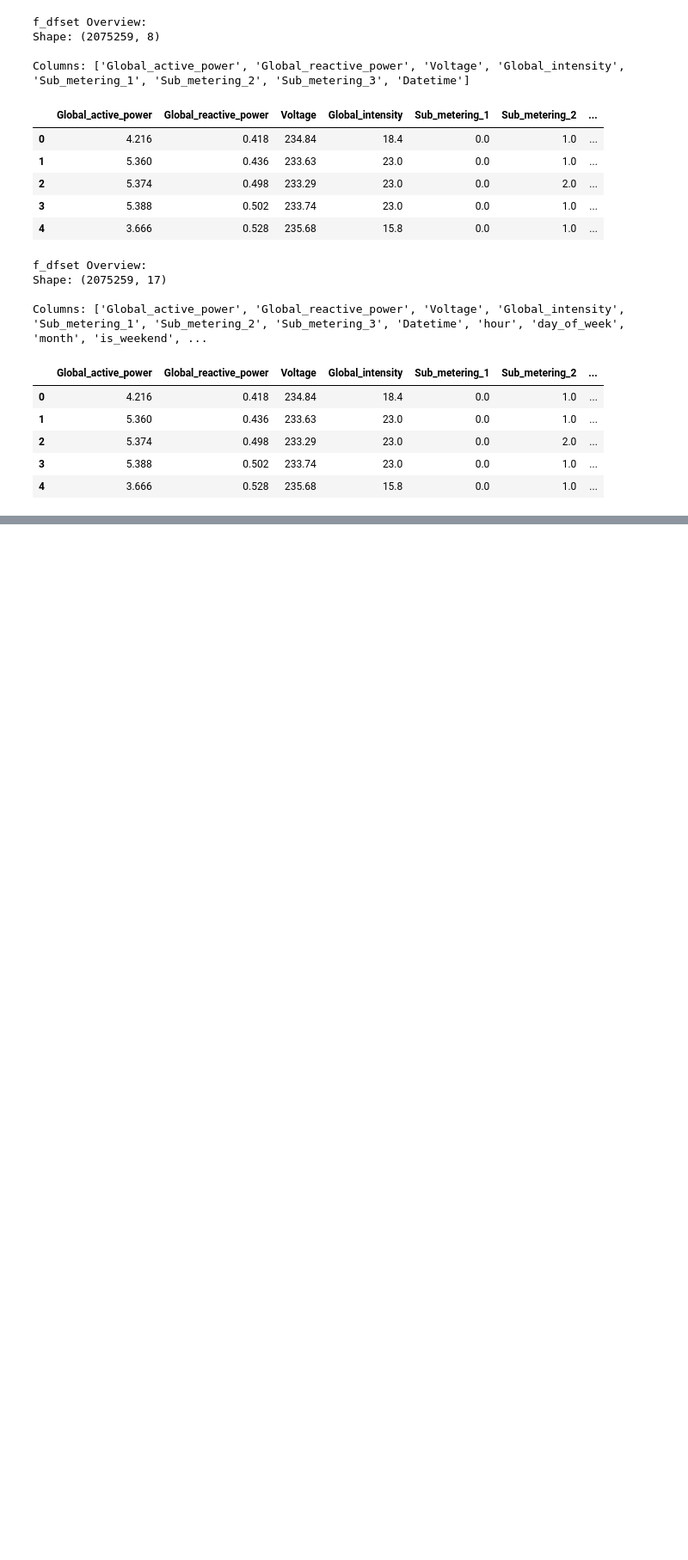
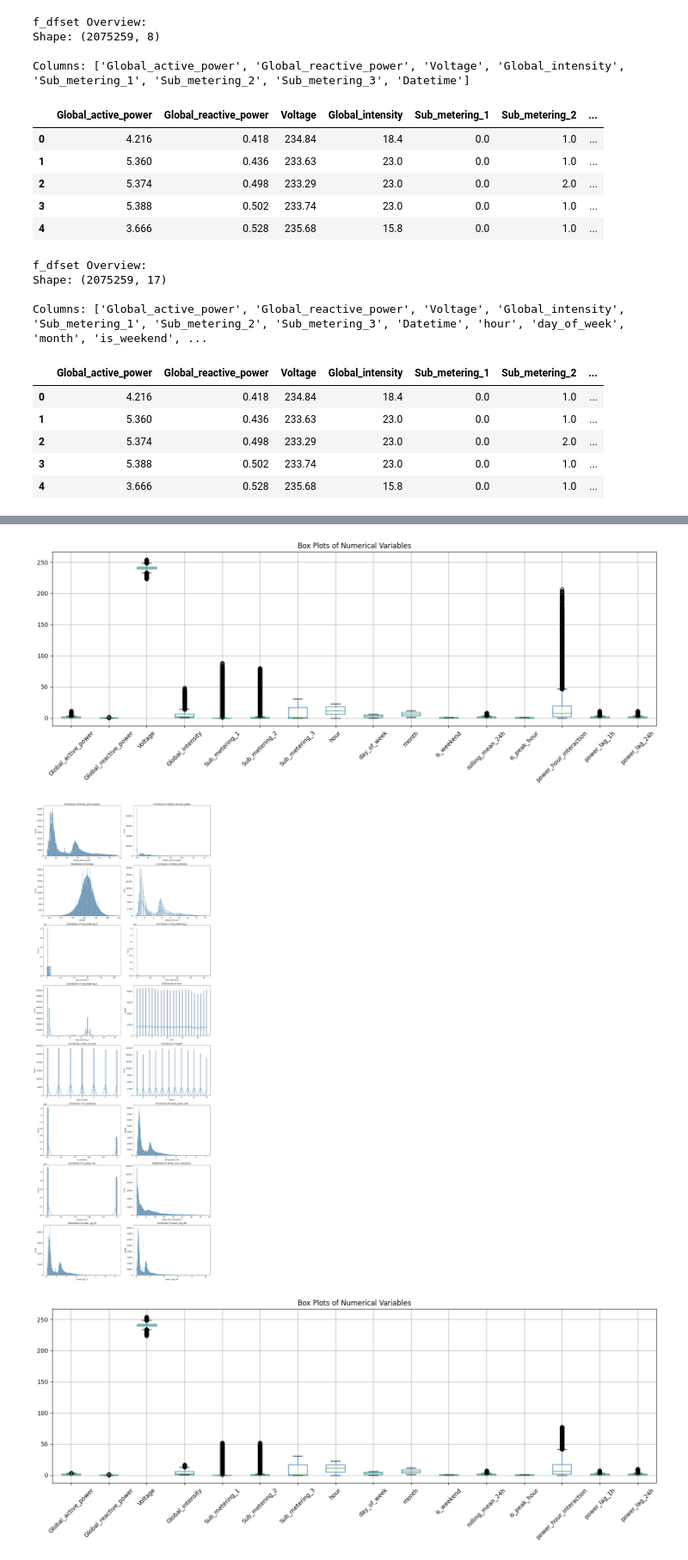
Before and after one commit to kesavan14215/AIML_PowerPulse-HouseholdEnergyUsageForecast, a Jupyter notebook: PowerPulse_Household_Energy_Usage_Forecast.ipynb, the cells around one changed output, grey strips where cells are left out. Shown at 86% size. Cells and saved outputs as stored; diff of their text form; code cells hidden in the pictures; blank space fills up the shorter version.

```diff
--- a/PowerPulse_Household_Energy_Usage_Forecast.ipynb
+++ b/PowerPulse_Household_Energy_Usage_Forecast.ipynb
@@ -350,0 +290,31 @@ Max outlier value: 11.12
+# %%
+"""
+EDA Execution
+"""
+
+#before cleaining Missing Value
+plot_missing_values(f_df)
+
+#After cleaining Missing Value
+f_df = Handle_missing_values(f_df)
+plot_missing_values(f_df)
+
+
+#data correlation
+plot_correlations(f_df)
+
+#temporal analysis
+temporal_analysis()
+
+#plotsubmetering comparison
+plot_submetering_comparison()
+
+
+#Identifying & removal Outliers
+identify_outliers()
+f_df_no_outliers = removal_outliers()
+
+#distrubution plot on numerical data
+plot_distributions(f_df)
+plot_distributions(f_df_no_outliers)
+# %% [output]
@@ -351 +346,4 @@ Max outlier value: 11.12
+[figure, added]
+[figure, added]
+[figure, added]
 # %%
```
Also changed, not shown: parts of 6 cells of this notebook.
